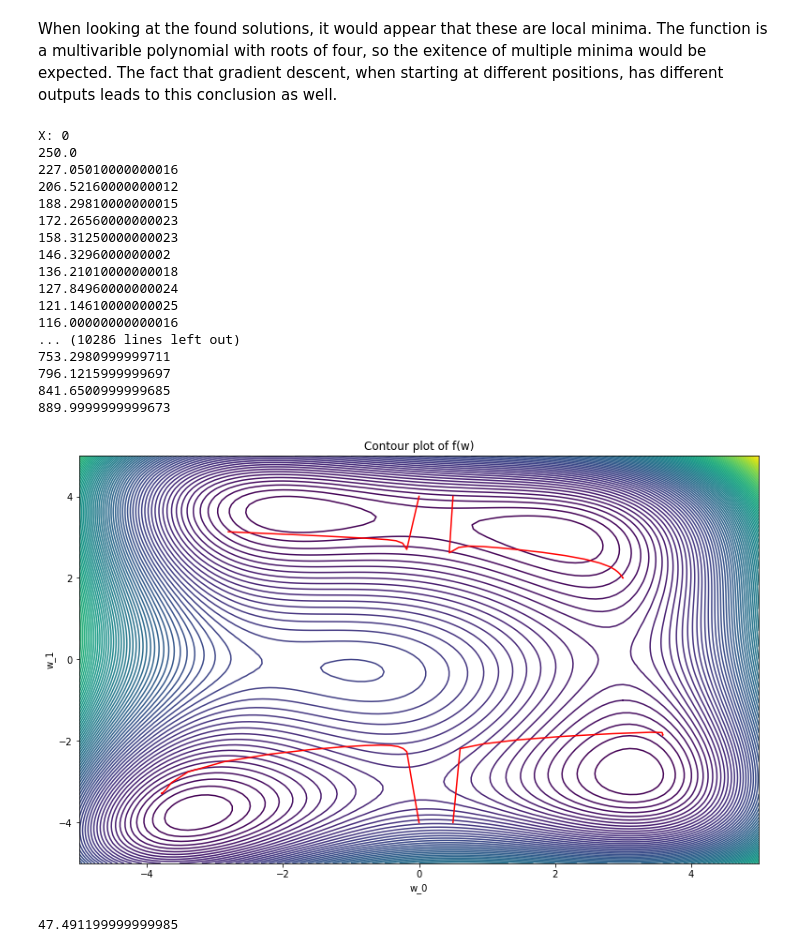
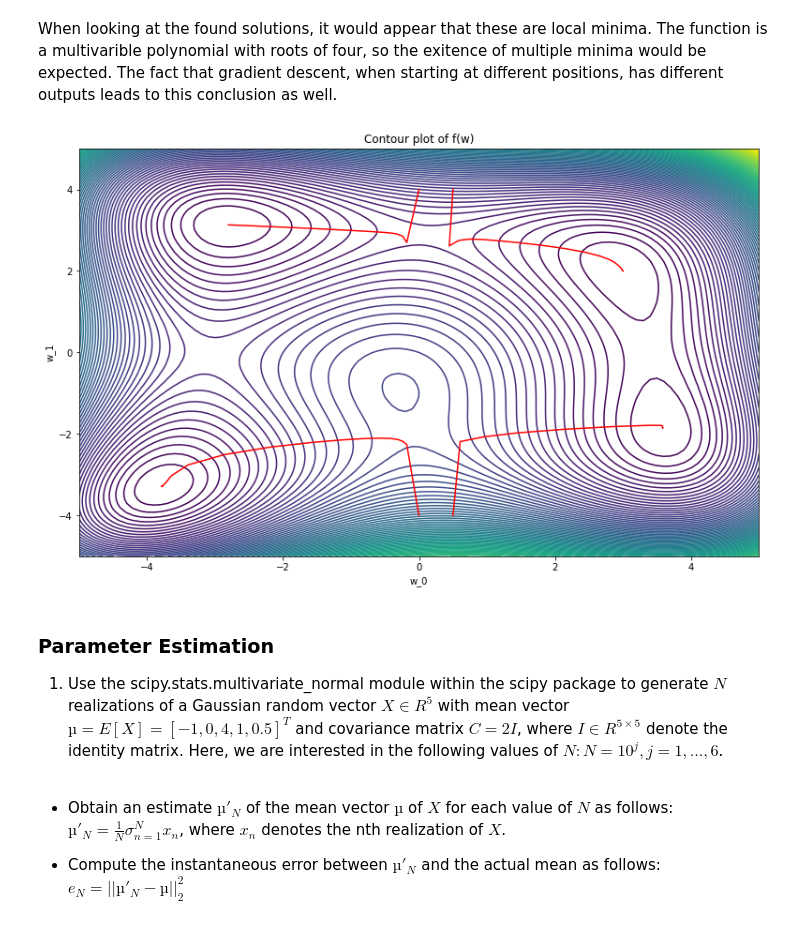
Before and after one commit to brookstawil/Jupyter, a Jupyter notebook: Mini Jupyter Exercise #3.ipynb, the cells around one changed output. Cells and saved outputs as stored; diff of their text form; code cells hidden in the pictures.

```diff
--- a/Mini Jupyter Exercise #3.ipynb
+++ b/Mini Jupyter Exercise #3.ipynb
@@ -114,44 +129,25 @@ When looking at the found solutions, it would appear that these are local minima
 # %%
 # Evaluate the function across the domain
 x = np.arange(-5.0, 5.1, 0.1)
 y = np.arange(-5.0, 5.1, 0.1)
 X, Y = np.meshgrid(x, y)
 Z = np.empty([len(x), len(y)])
 
 for i in range(len(x)):
-    print('X: ' + str(i))
     for j in range(len(y)):
         Z[i][j] = functionF(x[i], y[j])
-        print (Z[i][j])
 
 plt.figure(figsize=(13,8))
 plt.title('Contour plot of f(w)')
 plt.xlabel('w_0')
 plt.ylabel('w_1')
-plt.contour(X, Y, Z, 100)
+plt.contour(X, Y, Z.transpose(), 100)
 for i in solution_path_list:
     plt.plot(np.transpose(i)[0], np.transpose(i)[1], '-r')
 plt.show()
 # %% [output]
-X: 0
-250.0
-227.05010000000016
-206.52160000000012
-188.29810000000015
-172.26560000000023
-158.31250000000023
-146.3296000000002
-136.21010000000018
-127.84960000000024
-121.14610000000025
-116.00000000000016
-... (10286 lines left out)
-753.2980999999711
-796.1215999999697
-841.6500999999685
-889.9999999999673
-[figure, old version]
+[figure, new version]
-# %%
-print (functionF(-1.8, 3.8))
-# %% [output]
-47.491199999999985
+# %% [markdown]
+### Parameter Estimation
+
+1. Use the scipy.stats.multivariate_normal module within the scipy package to generate $N$ realizations of a Gaussian random vector $X ∈ R^5$ with mean vector $µ = E[X] = [ −1, 0, 4, 1, 0.5 ]^T$ and covariance matrix $C = 2I$, where $I ∈ R^{5×5}$ denote the identity matrix. Here, we are interested in the following values of $N: N = 10^j, j = 1, . . . , 6$.
@@ -157,0 +160,4 @@ print (functionF(-1.8, 3.8))
+# %% [markdown]
+- Obtain an estimate $µ'_N$ of the mean vector $µ$ of $X$ for each value of $N$ as follows: $µ'_N = \frac {1} {N} \sigma^N_{n=1} x_n$, where $x_n$ denotes the nth realization of $X$.
+
+- Compute the instantaneous error between $µ'_N$ and the actual mean as follows: $e_N = ||µ'_N − µ||^2_2$
```
Also changed, not shown: parts of 7 cells of this notebook.
